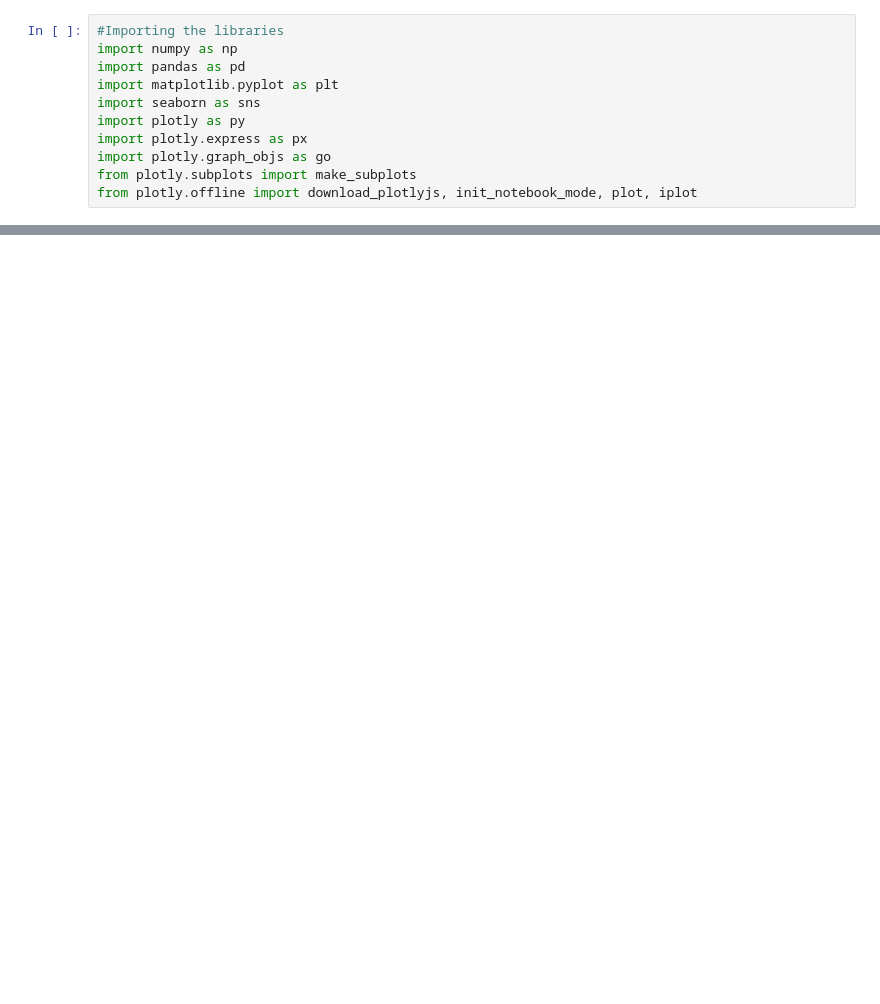
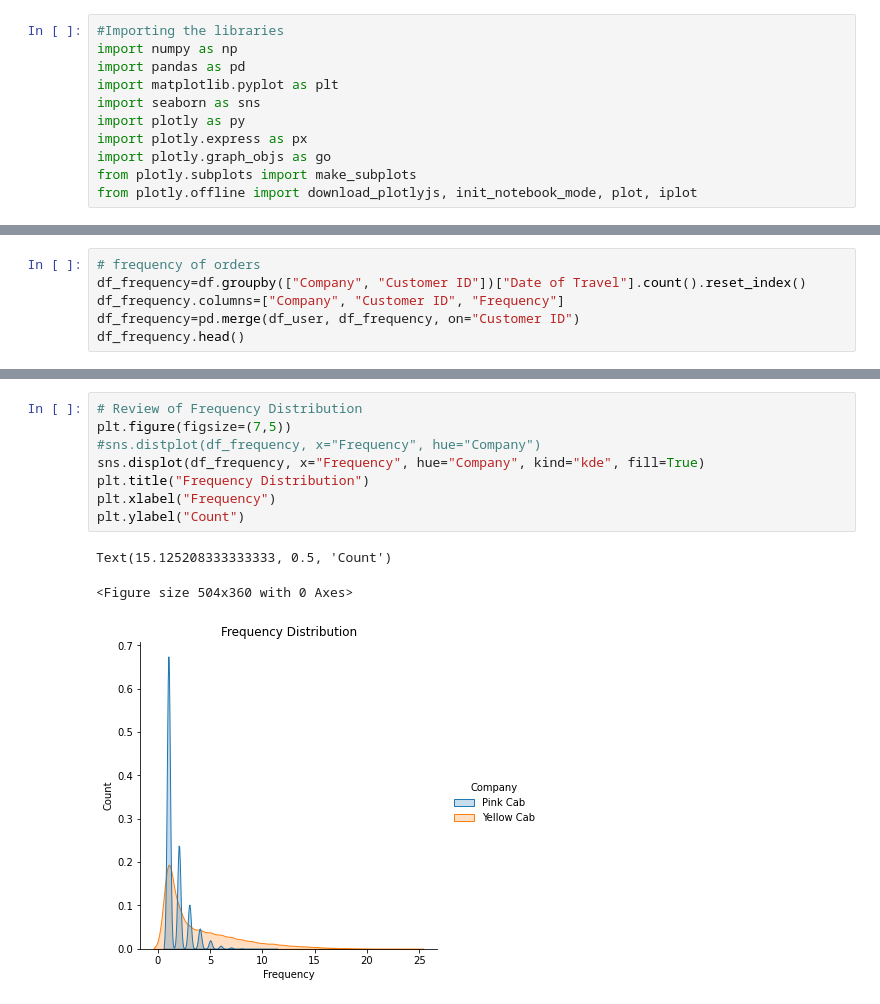
Before and after one commit to Jaeljane/Data-Glacier, a Jupyter notebook: Insight_for_Cab_Investment_firm.ipynb, the cells around one changed output, grey strips where cells are left out. Drawn from its saved outputs; the diff is of its cells as text; blank space fills up the shorter version.

```diff
--- a/Insight_for_Cab_Investment_firm.ipynb
+++ b/Insight_for_Cab_Investment_firm.ipynb
@@ -189,0 +138,6 @@ Pass the following variables as keyword args: x, y. From version 0.12, the only
+# %%
+# frequency of orders
+df_frequency=df.groupby(["Company", "Customer ID"])["Date of Travel"].count().reset_index()
+df_frequency.columns=["Company", "Customer ID", "Frequency"]
+df_frequency=pd.merge(df_user, df_frequency, on="Customer ID")
+df_frequency.head()
@@ -189,0 +157,12 @@ Pass the following variables as keyword args: x, y. From version 0.12, the only
+# %%
+# Review of Frequency Distribution
+plt.figure(figsize=(7,5))
+#sns.distplot(df_frequency, x="Frequency", hue="Company")
+sns.displot(df_frequency, x="Frequency", hue="Company", kind="kde", fill=True)
+plt.title("Frequency Distribution")
+plt.xlabel("Frequency")
+plt.ylabel("Count")
+# %% [output]
+Text(15.125208333333333, 0.5, 'Count')
+<Figure size 504x360 with 0 Axes>
+[figure, added]
```
Also changed, not shown: parts of 42 cells of this notebook.
